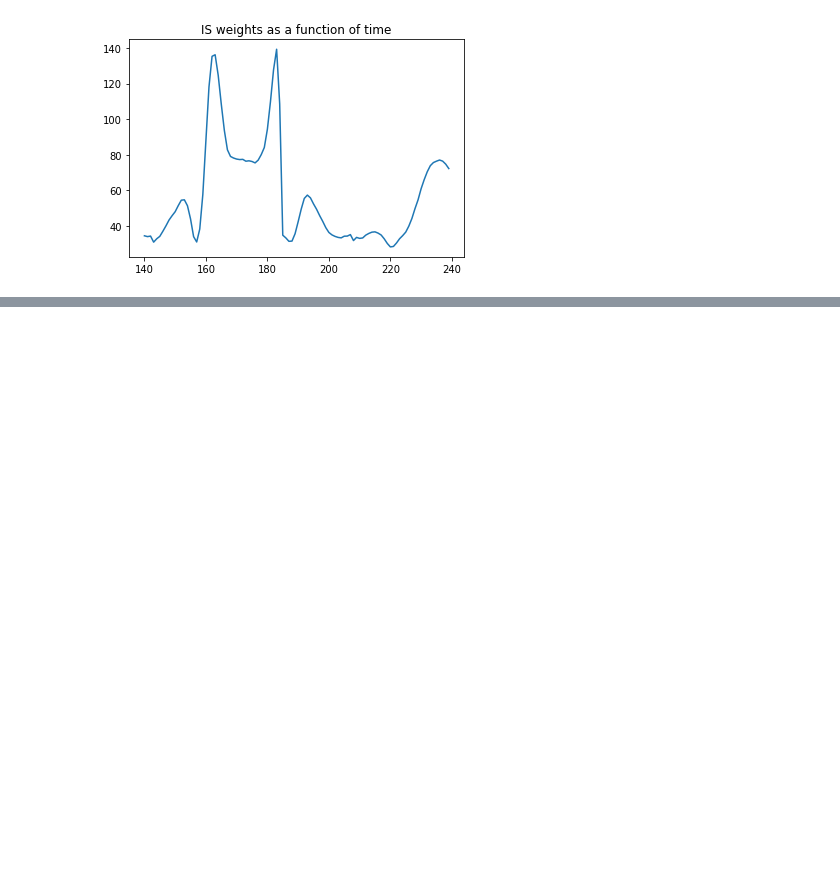
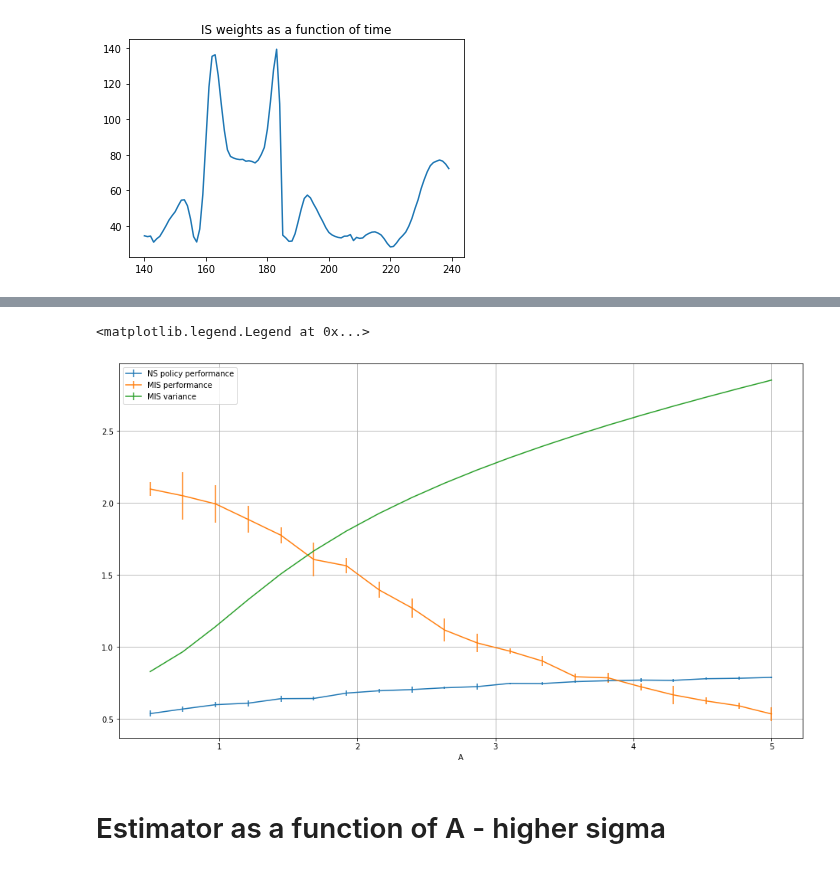
Before and after one commit to francescovidaich964/Como_lake, a Jupyter notebook: bandit_tests/non-stat_contextual_bandits.ipynb, the cells around one changed output, grey strips where cells are left out. Saved outputs shown, nothing was run; the diff lists cells and outputs as text; code cells hidden in the pictures; blank space fills up the shorter version.

```diff
--- a/bandit_tests/non-stat_contextual_bandits.ipynb
+++ b/bandit_tests/non-stat_contextual_bandits.ipynb
@@ -647,0 +875,13 @@ plt.show()
+# %%
+fig, ax = plt.subplots(figsize=(16,9))
+ax.errorbar(range_A, perf_NS.mean(axis=1), yerr=perf_NS.std(axis=1), label='NS policy performance')
+ax.errorbar(range_A, perf_MIS.mean(axis=1), yerr=perf_MIS.std(axis=1), label='MIS performance')
+ax.errorbar(range_A, var_MIS.mean(axis=1), yerr=var_MIS.std(axis=1), label='MIS variance')
+ax.grid()
+ax.set_xlabel('A')
+ax.legend()
+# %% [output]
+<matplotlib.legend.Legend at 0x...>
+[figure, added]
+# %% [markdown]
+# Estimator as a function of A - higher sigma
```
Also changed, not shown: parts of 18 cells of this notebook.
